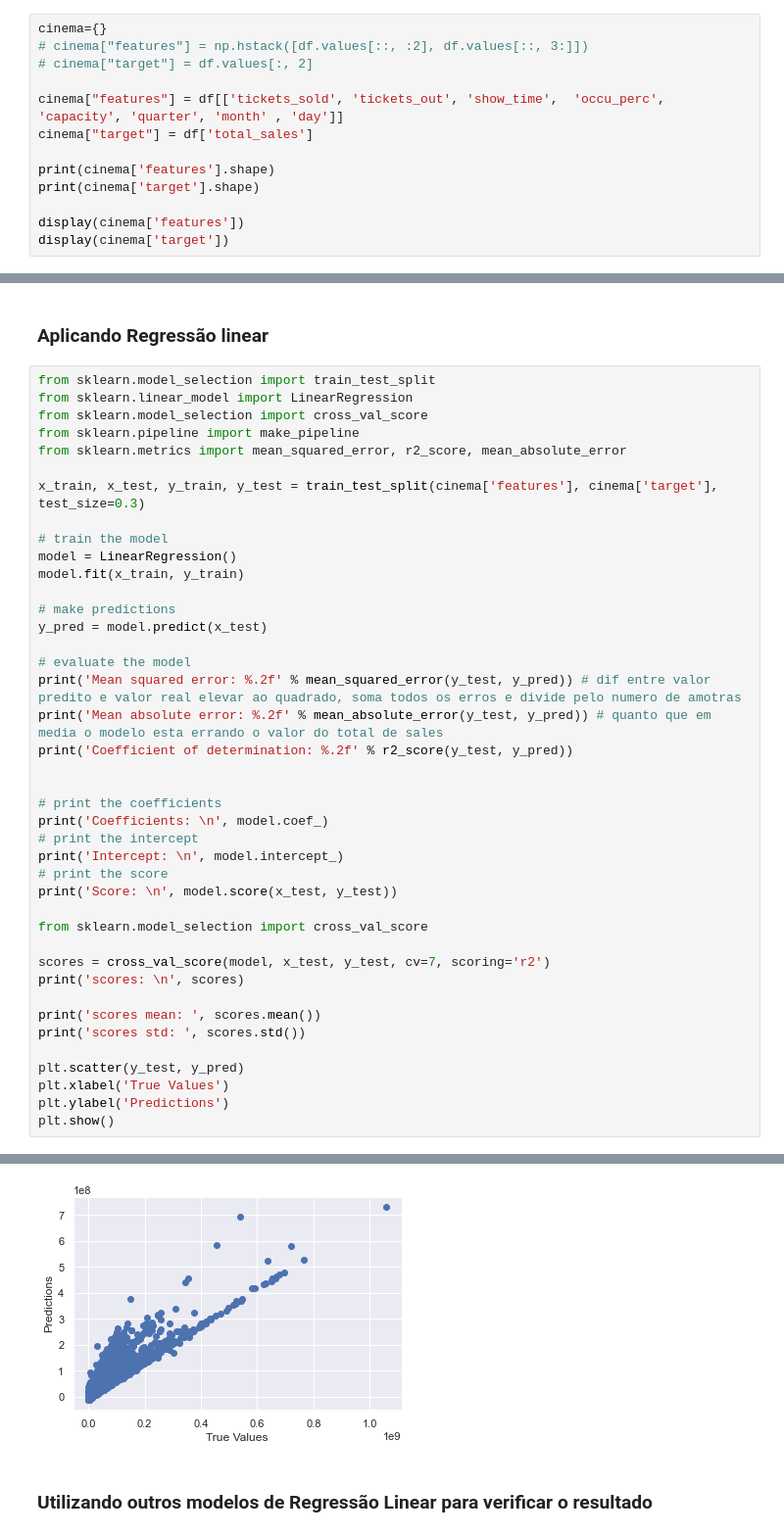
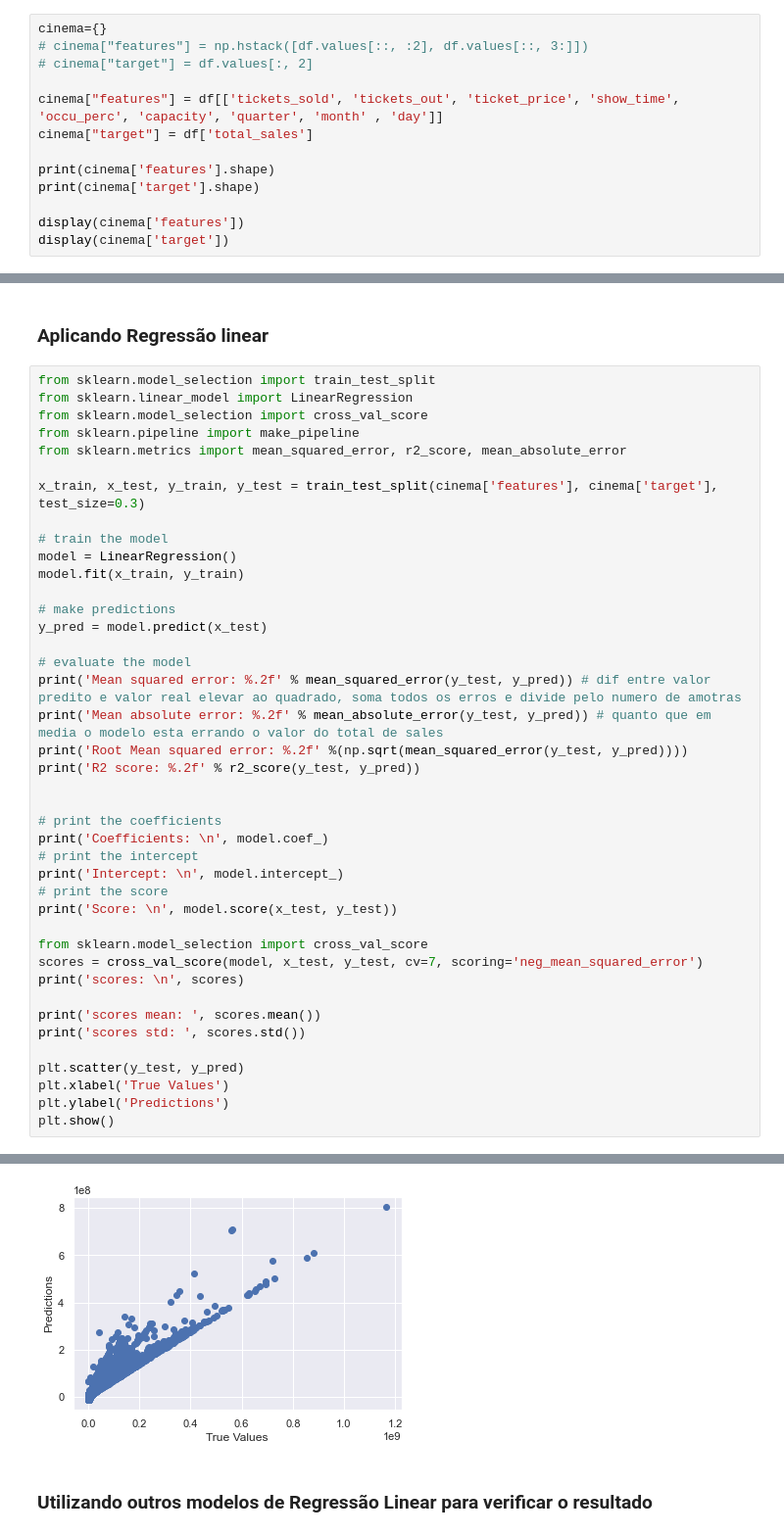
Before and after one commit to Levis33/inf1038-machine-learning, a Jupyter notebook: modelo_regressao.ipynb, the cells around one changed output, grey strips where cells are left out. Shown: that part at 98% size. Drawn from its saved outputs; the diff is of its cells as text.

```diff
--- a/modelo_regressao.ipynb
+++ b/modelo_regressao.ipynb
@@ -227,7 +226,7 @@ cinema={}
 # cinema["features"] = np.hstack([df.values[::, :2], df.values[::, 3:]])
 # cinema["target"] = df.values[:, 2]
 
-cinema["features"] = df[['tickets_sold', 'tickets_out', 'show_time',  'occu_perc', 'capacity', 'quarter', 'month' , 'day']]
+cinema["features"] = df[['tickets_sold', 'tickets_out', 'ticket_price', 'show_time',  'occu_perc', 'capacity', 'quarter', 'month' , 'day']]
 cinema["target"] = df['total_sales']
 
 print(cinema['features'].shape)
@@ -311,7 +341,8 @@ y_pred = model.predict(x_test)
 # evaluate the model
 print('Mean squared error: %.2f' % mean_squared_error(y_test, y_pred)) # dif entre valor predito e valor real elevar ao quadrado, soma todos os erros e divide pelo numero de amotras
 print('Mean absolute error: %.2f' % mean_absolute_error(y_test, y_pred)) # quanto que em media o modelo esta errando o valor do total de sales
-print('Coefficient of determination: %.2f' % r2_score(y_test, y_pred))
+print('Root Mean squared error: %.2f' %(np.sqrt(mean_squared_error(y_test, y_pred))))
+print('R2 score: %.2f' % r2_score(y_test, y_pred))
 
 
 # print the coefficients
@@ -322,8 +353,7 @@ print('Intercept: \n', model.intercept_)
 print('Score: \n', model.score(x_test, y_test))
 
 from sklearn.model_selection import cross_val_score
-
-scores = cross_val_score(model, x_test, y_test, cv=7, scoring='r2')
+scores = cross_val_score(model, x_test, y_test, cv=7, scoring='neg_mean_squared_error')
 print('scores: \n', scores)
 
 print('scores mean: ', scores.mean())
@@ -352,4 +384,4 @@ scores std:  0.01241373552995957
-[figure, old version]
+[figure, new version]
 # %% [markdown]
 ### Utilizando outros modelos de Regressão Linear para verificar o resultado
 # %%
```
Also changed, not shown: parts of 16 cells of this notebook.
